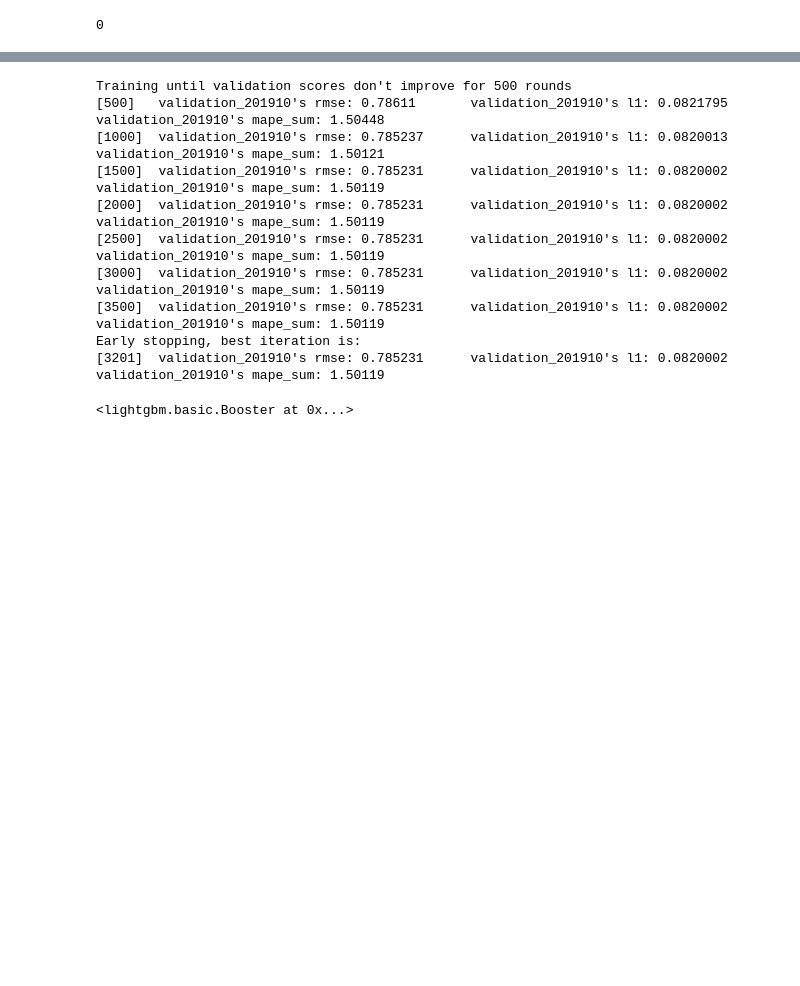
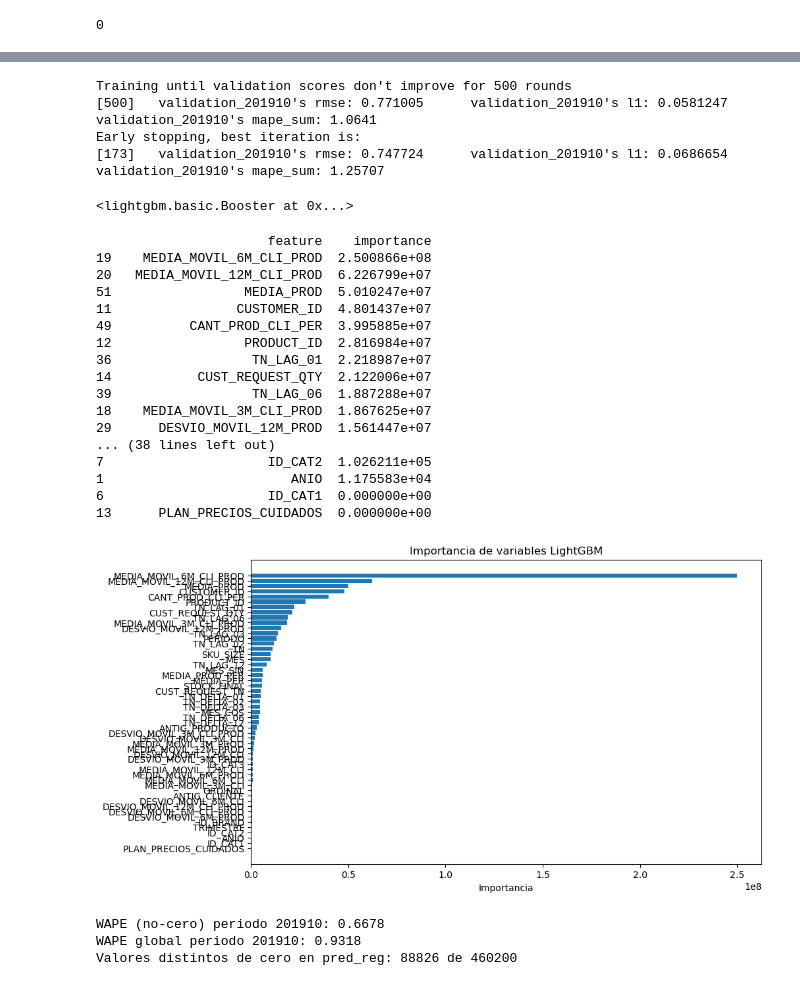
Before and after one commit to plcablinski/labo3-2025v, a Jupyter notebook: train_parquet_lgbm_clasificación_prediccion.ipynb, the cells around one changed output, grey strips where cells are left out. Drawn from its saved outputs; the diff is of its cells as text; code cells hidden in the pictures; blank space fills up the shorter version.

```diff
--- a/train_parquet_lgbm_clasificación_prediccion.ipynb
+++ b/train_parquet_lgbm_clasificación_prediccion.ipynb
@@ -14,7 +14,7 @@ for col in df_full.select_dtypes(include=['float64']).columns:
     df_full[col] = pd.to_numeric(df_full[col], downcast='float')
 # Variables categóricas
 # categorical_features = ['ANIO','MES','TRIMESTRE','ID_CAT1','ID_CAT2','ID_CAT3','ID_BRAND','SKU_SIZE','CUSTOMER_ID','PRODUCT_ID','PLAN_PRECIOS_CUIDADOS']
-categorical_features = ['TRIMESTRE','ID_CAT1','ID_CAT2','ID_CAT3','ID_BRAND','SKU_SIZE','CUSTOMER_ID','PRODUCT_ID','PLAN_PRECIOS_CUIDADOS']
+categorical_features = ['ID_CAT1','ID_CAT2','ID_CAT3','ID_BRAND','PLAN_PRECIOS_CUIDADOS']
 # Convertir las variables categóricas a tipo 'category'
 for col in categorical_features:
     df_full[col] = df_full[col].astype('category')
@@ -110,7 +123,7 @@ params = {
     'metric': ['rmse','mae'],
     'boosting_type': 'gbdt',
     'num_leaves': 511,
-    'learning_rate': 0.005,
+    'learning_rate': 0.01,
     'feature_fraction': 0.9,
     'bagging_fraction': 0.8,
     'bagging_freq': 5,
@@ -133,35 +146,72 @@ model_reg = lgb.train(
 model_reg.save_model('lgbm_model_reg.txt')
 # %% [output]
 Training until validation scores don't improve for 500 rounds
-[500]   validation_201910's rmse: 0.78611       validation_201910's l1: 0.0821795       validation_201910's mape_sum: 1.50448
-[1000]  validation_201910's rmse: 0.785237      validation_201910's l1: 0.0820013       validation_201910's mape_sum: 1.50121
-[1500]  validation_201910's rmse: 0.785231      validation_201910's l1: 0.0820002       validation_201910's mape_sum: 1.50119
-[2000]  validation_201910's rmse: 0.785231      validation_201910's l1: 0.0820002       validation_201910's mape_sum: 1.50119
-[2500]  validation_201910's rmse: 0.785231      validation_201910's l1: 0.0820002       validation_201910's mape_sum: 1.50119
-[3000]  validation_201910's rmse: 0.785231      validation_201910's l1: 0.0820002       validation_201910's mape_sum: 1.50119
-[3500]  validation_201910's rmse: 0.785231      validation_201910's l1: 0.0820002       validation_201910's mape_sum: 1.50119
+[500]   validation_201910's rmse: 0.771005      validation_201910's l1: 0.0581247       validation_201910's mape_sum: 1.0641
 Early stopping, best iteration is:
-[3201]  validation_201910's rmse: 0.785231      validation_201910's l1: 0.0820002       validation_201910's mape_sum: 1.50119
+[173]   validation_201910's rmse: 0.747724      validation_201910's l1: 0.0686654       validation_201910's mape_sum: 1.25707
 <lightgbm.basic.Booster at 0x...>
 # %%
 # Obtener la importancia de cada variable
-importancia = model.feature_importance(importance_type='gain')
+importancia = model_reg.feature_importance(importance_type='gain')
 nombres = X_train.columns
 
 # Crear un DataFrame ordenado por importancia
-import pandas as pd
 df_importancia = pd.DataFrame({'feature': nombres, 'importance': importancia})
 df_importancia = df_importancia.sort_values(by='importance', ascending=False)
 
 # Mostrar las variables más importantes
 print(df_importancia)
 
 # Si quieres visualizarlo gráficamente:
 import matplotlib.pyplot as plt
 
 plt.figure(figsize=(10,6))
 plt.barh(df_importancia['feature'], df_importancia['importance'])
 plt.gca().invert_yaxis()
 plt.title('Importancia de variables LightGBM')
 plt.xlabel('Importancia')
 plt.show()
+# %% [output]
+                      feature    importance
+19    MEDIA_MOVIL_6M_CLI_PROD  2.500866e+08
+20   MEDIA_MOVIL_12M_CLI_PROD  6.226799e+07
+51                 MEDIA_PROD  5.010247e+07
+11                CUSTOMER_ID  4.801437e+07
+49          CANT_PROD_CLI_PER  3.995885e+07
+12                 PRODUCT_ID  2.816984e+07
+36                  TN_LAG_01  2.218987e+07
+14           CUST_REQUEST_QTY  2.122006e+07
+39                  TN_LAG_06  1.887288e+07
+18    MEDIA_MOVIL_3M_CLI_PROD  1.867625e+07
+29      DESVIO_MOVIL_12M_PROD  1.561447e+07
+... (38 lines left out)
+7                     ID_CAT2  1.026211e+05
+1                        ANIO  1.175583e+04
+6                     ID_CAT1  0.000000e+00
+13      PLAN_PRECIOS_CUIDADOS  0.000000e+00
+[figure, added]
+# %%
+# --- PREDICCIÓN Y EVALUACIÓN por periodo ---
+for i, (X_val, y_val, periodo) in enumerate(zip(X_val_list, y_val_list, periodos_valid)):
+    proba_no_cero = model_clasif.predict(X_val)
+    umbral = 0.25
+    pred_bin = (proba_no_cero > umbral)
+    pred_reg = np.zeros(len(X_val))
+    if pred_bin.sum() > 0:
+        pred_reg[pred_bin] = model_reg.predict(X_val[pred_bin])
+    y_val_real = y_val.values
+    # WAPE solo en no-cero
+    mask_nocero = y_val_real != 0
+    if mask_nocero.sum() > 0:
+        wape_nocero = np.sum(np.abs(y_val_real[mask_nocero] - pred_reg[mask_nocero])) / np.sum(np.abs(y_val_real[mask_nocero]))
+        print(f"WAPE (no-cero) periodo {periodo}: {wape_nocero:.4f}")
+    else:
+        print(f"WAPE (no-cero) periodo {periodo}: N/A (no hay valores no-cero)")
+    # También puedes seguir mostrando el WAPE global
+    wape = np.sum(np.abs(y_val_real - pred_reg)) / np.sum(np.abs(y_val_real))
+    print(f"WAPE global periodo {periodo}: {wape:.4f}")
+    print(f"Valores distintos de cero en pred_reg: {(pred_reg != 0).sum()} de {len(pred_reg)}")
+# %% [output]
+WAPE (no-cero) periodo 201910: 0.6678
+WAPE global periodo 201910: 0.9318
+Valores distintos de cero en pred_reg: 88826 de 460200
```
Also changed, not shown: parts of 5 cells of this notebook, 1 other file.
